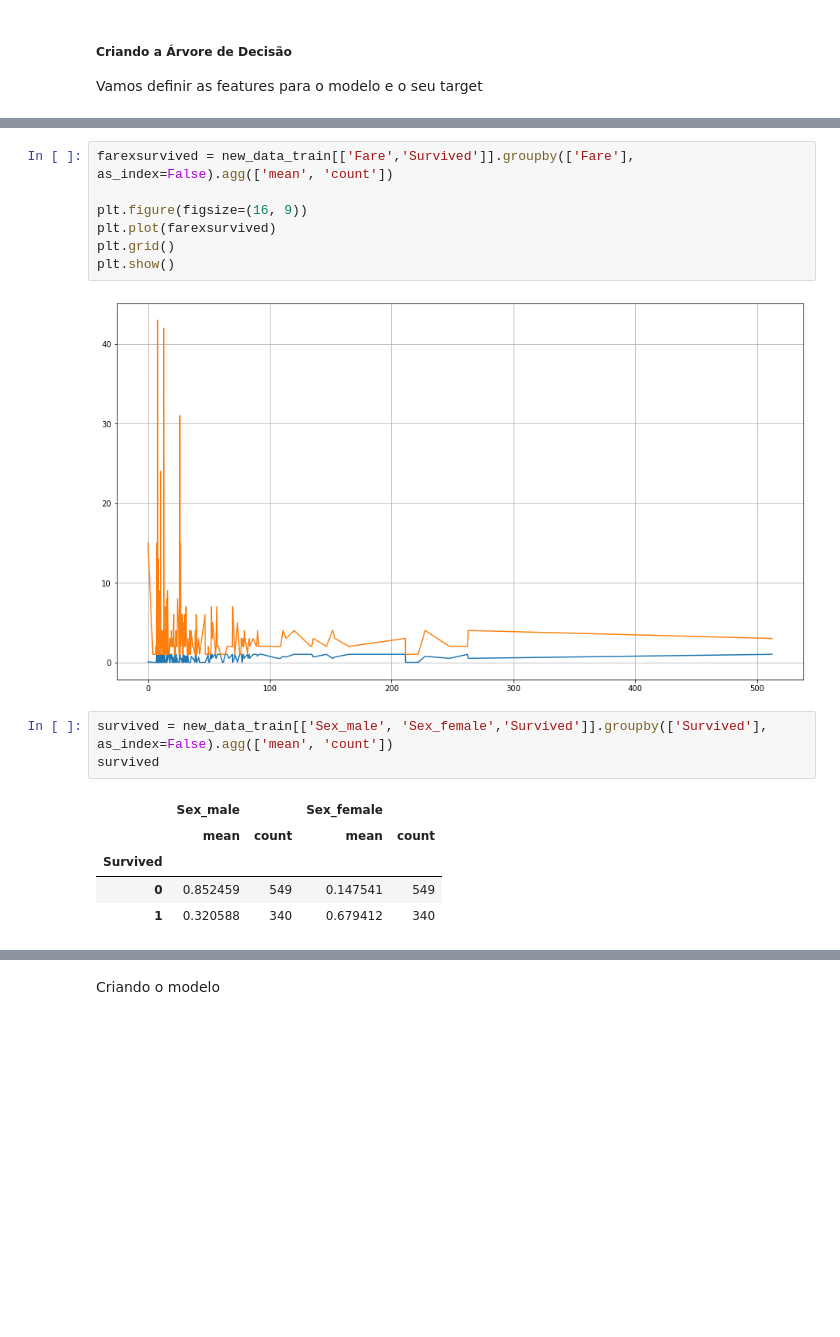
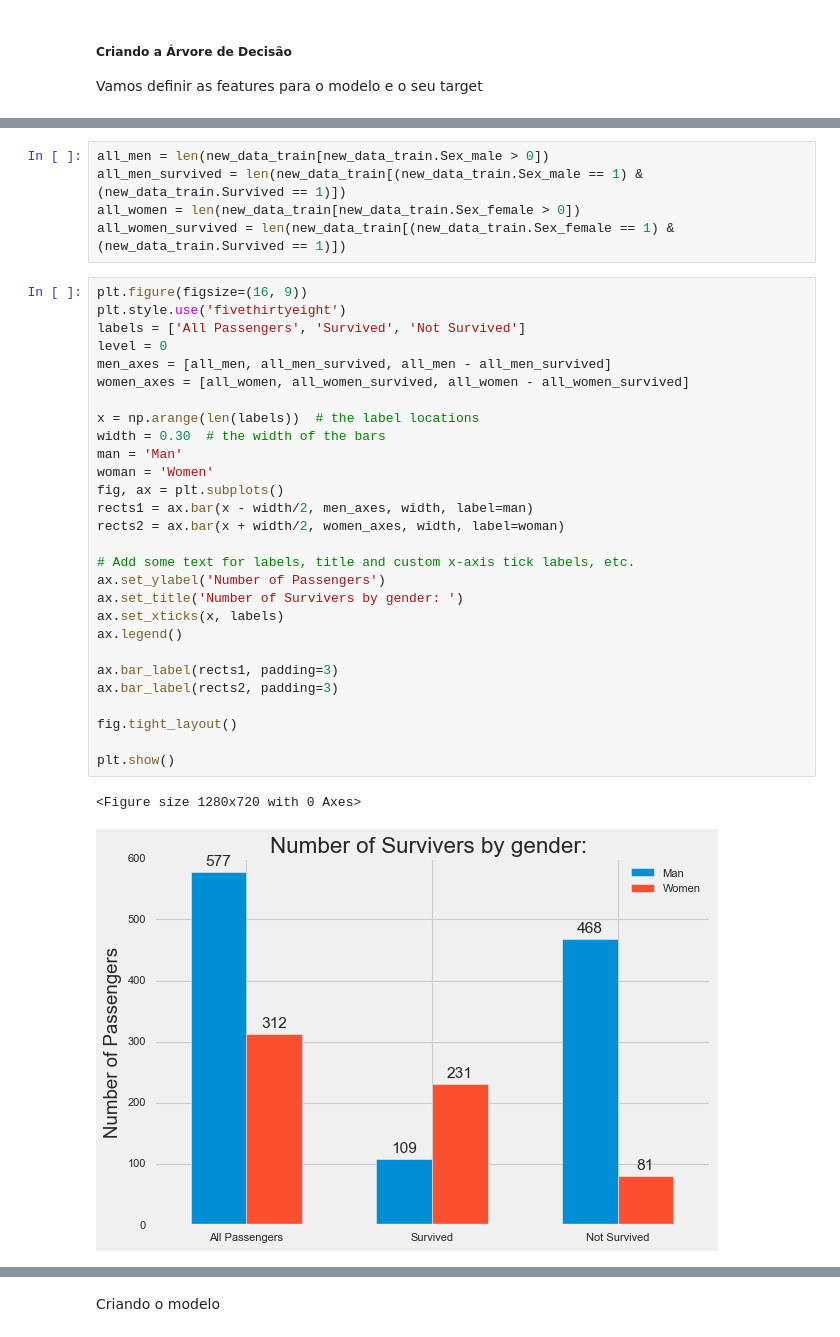
Before and after one commit to ahpqmiranda/dasboards, a Jupyter notebook: data/titanic decision tree/titanic decision tree.ipynb, the cells around one changed output, grey strips where cells are left out. Saved outputs shown, nothing was run; the diff lists cells and outputs as text; blank space fills up the shorter version.

```diff
--- a/data/titanic decision tree/titanic decision tree.ipynb
+++ b/data/titanic decision tree/titanic decision tree.ipynb
@@ -130,18 +148,36 @@ X = new_data_train.drop(['Survived'], axis=1)
-# %%
-farexsurvived = new_data_train[['Fare','Survived']].groupby(['Fare'], as_index=False).agg(['mean', 'count'])
-
-plt.figure(figsize=(16, 9))
-plt.plot(farexsurvived)
-plt.grid()
-plt.show()
-# %% [output]
-[figure, removed]
-# %%
-survived = new_data_train[['Sex_male', 'Sex_female','Survived']].groupby(['Survived'], as_index=False).agg(['mean', 'count'])
-survived
-# %% [output]
-|  | Sex_male |  | Sex_female |  |
-|  | mean | count | mean | count |
-| Survived |  |  |  |  |
-| 0 | 0.852459 | 549 | 0.147541 | 549 |
-| 1 | 0.320588 | 340 | 0.679412 | 340 |
+# %%
+all_men = len(new_data_train[new_data_train.Sex_male > 0])
+all_men_survived = len(new_data_train[(new_data_train.Sex_male == 1) & (new_data_train.Survived == 1)])
+all_women = len(new_data_train[new_data_train.Sex_female > 0])
+all_women_survived = len(new_data_train[(new_data_train.Sex_female == 1) & (new_data_train.Survived == 1)])
+# %%
+plt.figure(figsize=(16, 9))
+plt.style.use('fivethirtyeight')
+labels = ['All Passengers', 'Survived', 'Not Survived']
+level = 0
+men_axes = [all_men, all_men_survived, all_men - all_men_survived]
+women_axes = [all_women, all_women_survived, all_women - all_women_survived]
+
+x = np.arange(len(labels))  # the label locations
+width = 0.30  # the width of the bars
+man = 'Man'
+woman = 'Women'
+fig, ax = plt.subplots()
+rects1 = ax.bar(x - width/2, men_axes, width, label=man)
+rects2 = ax.bar(x + width/2, women_axes, width, label=woman)
+
+# Add some text for labels, title and custom x-axis tick labels, etc.
+ax.set_ylabel('Number of Passengers')
+ax.set_title('Number of Survivers by gender: ')
+ax.set_xticks(x, labels)
+ax.legend()
+
+ax.bar_label(rects1, padding=3)
+ax.bar_label(rects2, padding=3)
+
+fig.tight_layout()
+
+plt.show()
+# %% [output]
+<Figure size 1280x720 with 0 Axes>
+[figure, added]
```
Also changed, not shown: parts of 8 cells of this notebook.
